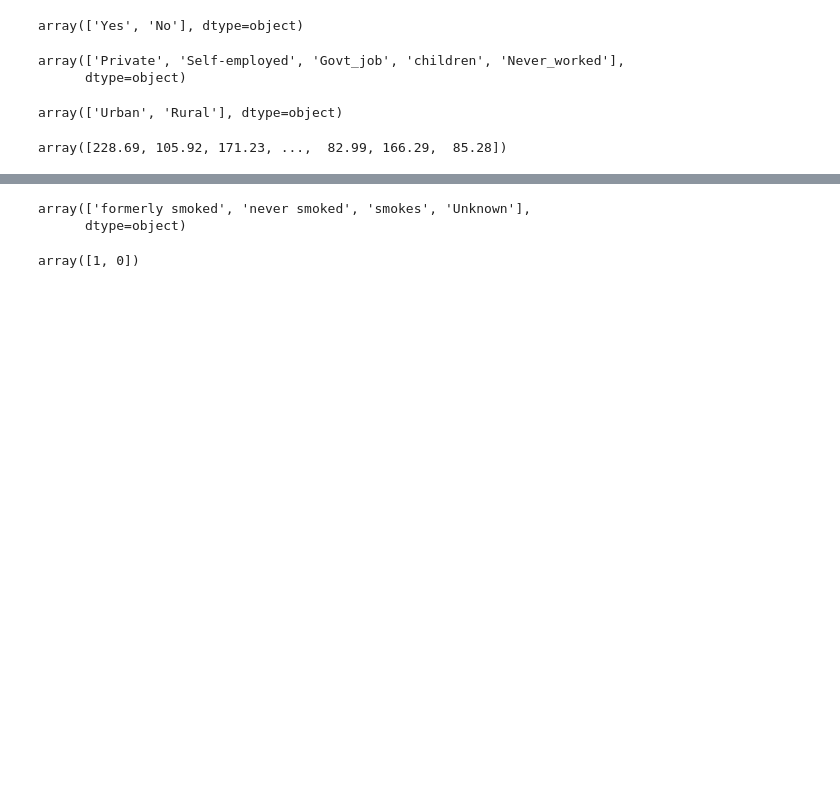
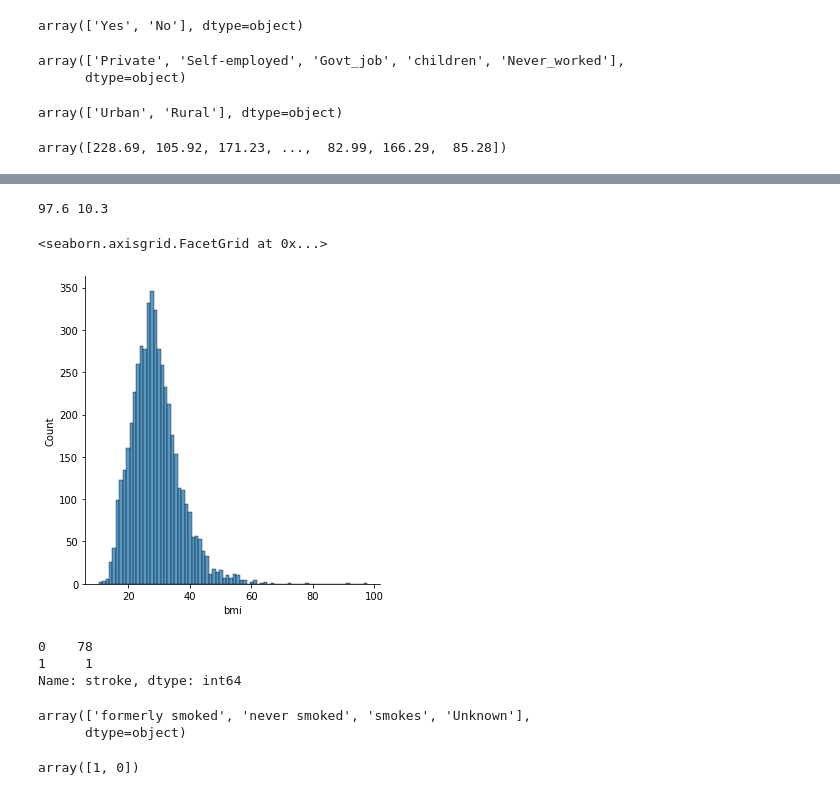
Before and after one commit to sanha-hwang/Stroke-prediction, a Jupyter notebook: Project2_Stroke_Prediction.ipynb, the cells around one changed output, grey strips where cells are left out. Cells and saved outputs as stored; diff of their text form; code cells hidden in the pictures; blank space fills up the shorter version.

```diff
--- a/Project2_Stroke_Prediction.ipynb
+++ b/Project2_Stroke_Prediction.ipynb
@@ -215,5 +230,19 @@ array([228.69, 105.92, 171.23, ...,  82.99, 166.29,  85.28])
 # %%
 stroke_data['bmi'].unique() #-> 필요 : 정규화모습 표현하기,  적정 bmi 확인해보기, 이상치가 있을 확률 있음
+# %%
+print(max(stroke_data['bmi']),min(stroke_data['bmi'])) # -> 초고도비만이면 97도 나올수 있음, 미국에서 500키로 나가는 남성 존재..
+sns.displot(stroke_data['bmi'])
+# %% [output]
+97.6 10.3
+<seaborn.axisgrid.FacetGrid at 0x...>
+[figure, added]
+# %%
+bmi_condition= (stroke_data['bmi'] >50)    # -> bmi가 높고 뚱뚱하다해서 꼭 뇌졸증이 오는 것은 아님
+stroke_data[bmi_condition]['stroke'].value_counts()
+# %% [output]
+0    78
+1     1
+Name: stroke, dtype: int64
 # %%
 stroke_data['smoking_status'].unique()
 # %% [output]
```
Also changed, not shown: parts of 23 cells of this notebook.
